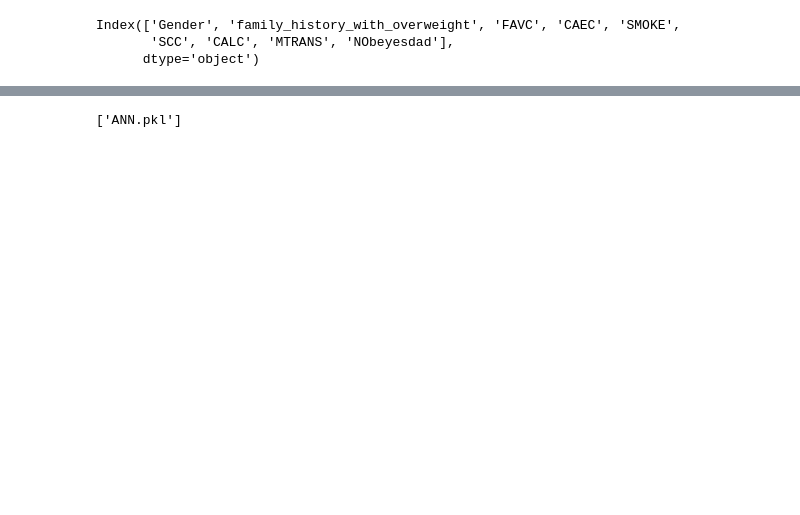
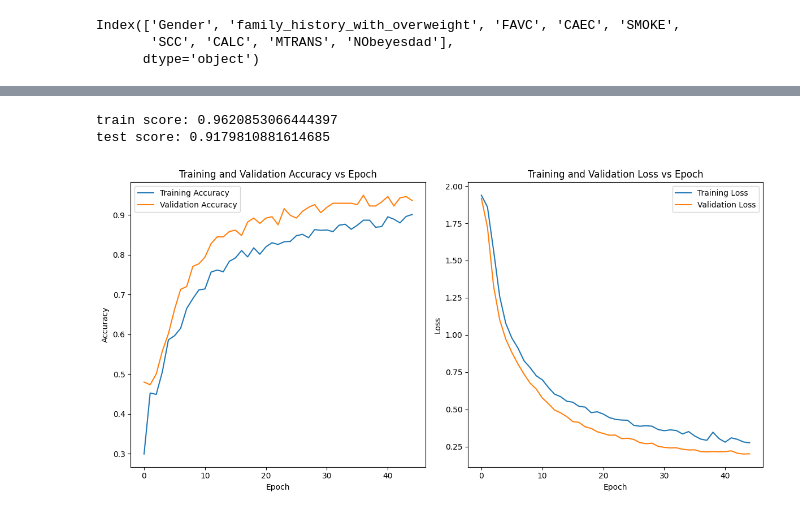
Before and after one commit to surajPrajapati-rgb/ObesityForecast.com, a Jupyter notebook: Model/ANN.ipynb, the cells around one changed output, grey strips where cells are left out. Drawn from its saved outputs; the diff is of its cells as text; code cells hidden in the pictures; blank space fills up the shorter version.

```diff
--- a/Model/ANN.ipynb
+++ b/Model/ANN.ipynb
@@ -91,31 +147,52 @@ test score: 0.9542586803436279
 # %%
-# X_train, X_test, y_train, y_test = train_test_split(X, y, test_size=0.3)
+X_train, X_test, y_train, y_test = train_test_split(X, y, test_size=0.3)
 
-# scaler = StandardScaler()
-# X_train_scaled = scaler.fit_transform(X_train)
-# X_test_scaled = scaler.transform(X_test)
+scaler = StandardScaler()
+X_train_scaled = scaler.fit_transform(X_train)
+X_test_scaled = scaler.transform(X_test)
 
-# model_ANN = Sequential()
-# model_ANN.add(Dense(64, kernel_initializer = 'uniform', activation='relu', input_shape=(X_train.shape[1],)))
-# model_ANN.add(Dropout(0.4))
-# model_ANN.add(Dense(64, kernel_initializer = 'uniform', activation='relu'))
-# model_ANN.add(Dropout(0.4))
-# model_ANN.add(Dense(7, kernel_initializer = 'uniform', activation='softmax'))
+model_ANN = Sequential()
+model_ANN.add(Dense(64, kernel_initializer='uniform', activation='relu', input_shape=(X_train.shape[1],)))
+model_ANN.add(Dropout(0.4))
+model_ANN.add(Dense(64, kernel_initializer='uniform', activation='relu'))
+model_ANN.add(Dropout(0.4))
+model_ANN.add(Dense(7, kernel_initializer='uniform', activation='softmax'))
 
-# model_ANN.compile(optimizer='adam', loss='sparse_categorical_crossentropy', metrics=['accuracy'])
-# # y_train = to_categorical(y_train)
-# model_ANN.fit(X_train_scaled, y_train, epochs=45, batch_size=45, verbose=1)
+model_ANN.compile(optimizer='adam', loss='sparse_categorical_crossentropy', metrics=['accuracy'])
 
-# train_score = model_ANN.evaluate(X_train_scaled, y_train, verbose=0)[1]  # Accuracy is at index 1
-# test_score = model_ANN.evaluate(X_test_scaled, y_test, verbose=0)[1]  # Accuracy is at index 1
+history = model_ANN.fit(X_train_scaled, y_train, epochs=45, batch_size=45, verbose=0, validation_split=0.2)
 
-# print("train score: " + str(train_score))
-# print("test score: " + str(test_score))
+train_score = model_ANN.evaluate(X_train_scaled, y_train, verbose=0)[1]  # Accuracy is at index 1
+test_score = model_ANN.evaluate(X_test_scaled, y_test, verbose=0)[1]  # Accuracy is at index 1
+
+print("train score: " + str(train_score))
+print("test score: " + str(test_score))
+
+# Plotting training and validation accuracy
+plt.figure(figsize=(12, 6))
+
+plt.subplot(1, 2, 1)
+plt.plot(history.history['accuracy'], label='Training Accuracy')
+plt.plot(history.history['val_accuracy'], label='Validation Accuracy')
+plt.xlabel('Epoch')
+plt.ylabel('Accuracy')
+plt.title('Training and Validation Accuracy vs Epoch')
+plt.legend()
+
+plt.subplot(1, 2, 2)
+plt.plot(history.history['loss'], label='Training Loss')
+plt.plot(history.history['val_loss'], label='Validation Loss')
+plt.xlabel('Epoch')
+plt.ylabel('Loss')
+plt.title('Training and Validation Loss vs Epoch')
+plt.legend()
+
+plt.tight_layout()
+plt.show()
+# %% [output]
+train score: 0.9620853066444397
+test score: 0.9179810881614685
+[figure, added]
-# %%
-# Save the trained model to a file
-joblib.dump(model_ANN, 'ANN.pkl')
-# %% [output]
-['ANN.pkl']
 # %%
 from sklearn.metrics import confusion_matrix, classification_report
 
```
Also changed, not shown: parts of 5 cells of this notebook.
